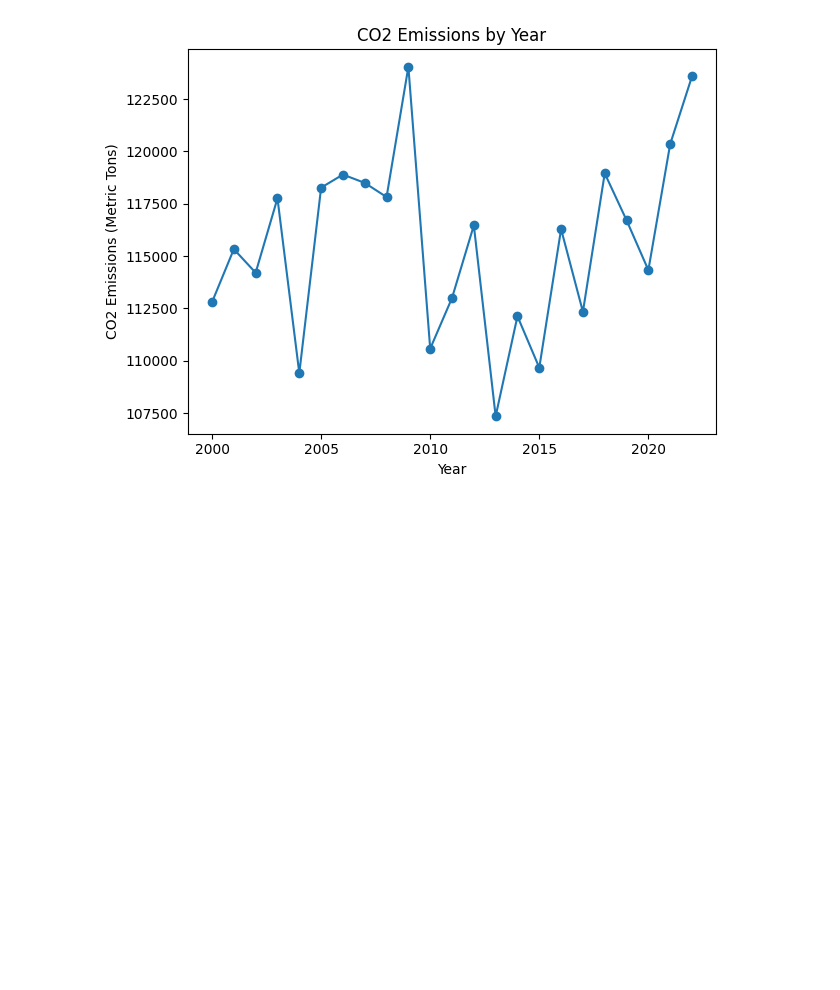
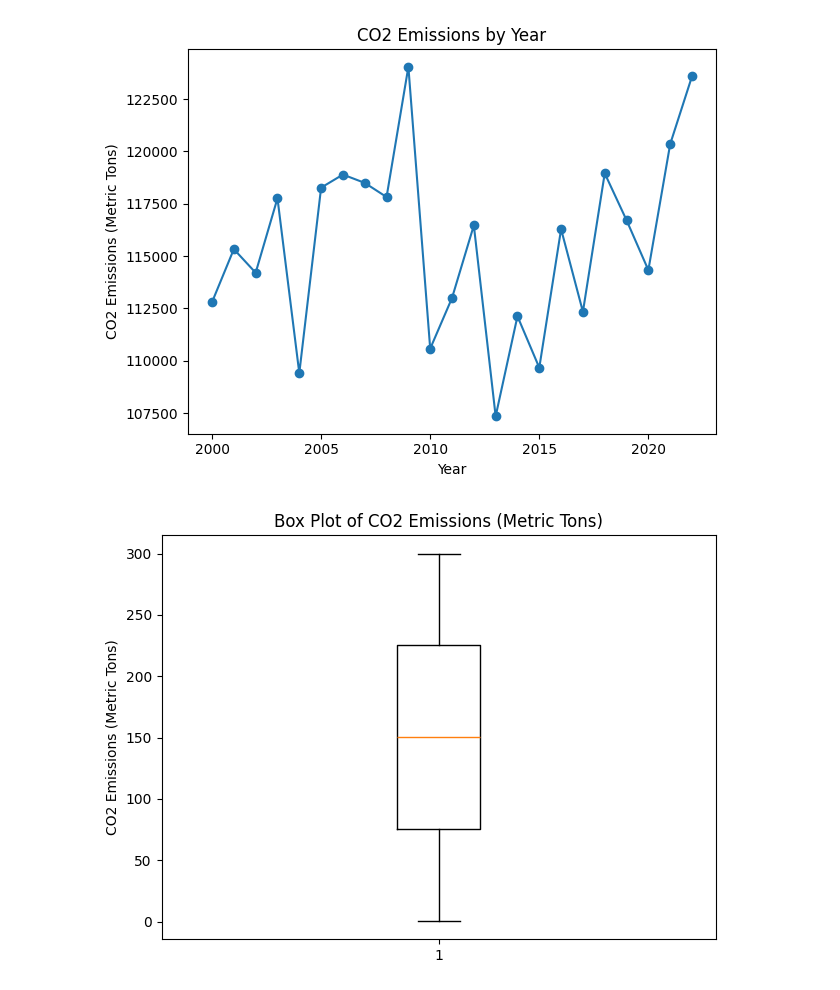
Before and after one commit to mohamed21-finite/Decodelabs_Internship, a Jupyter notebook: week1/Task1.ipynb, the cells around one changed output. Saved outputs shown, nothing was run; the diff lists cells and outputs as text; code cells hidden in the pictures; blank space fills up the shorter version.

Commit message:
Data Visualization

```diff
--- a/week1/Task1.ipynb
+++ b/week1/Task1.ipynb
@@ -203,3 +203,12 @@ plt.tight_layout()
 plt.show()
 # %% [output]
 [figure]
+# %%
+plt.figure()
+plt.boxplot(df1['Co2_Emissions_MetricTons'])
+plt.title('Box Plot of CO2 Emissions (Metric Tons)')
+plt.ylabel('CO2 Emissions (Metric Tons)')
+plt.tight_layout()
+plt.show()
+# %% [output]
+[figure, added]
```
Also changed, not shown: parts of 1 cell of this notebook.
